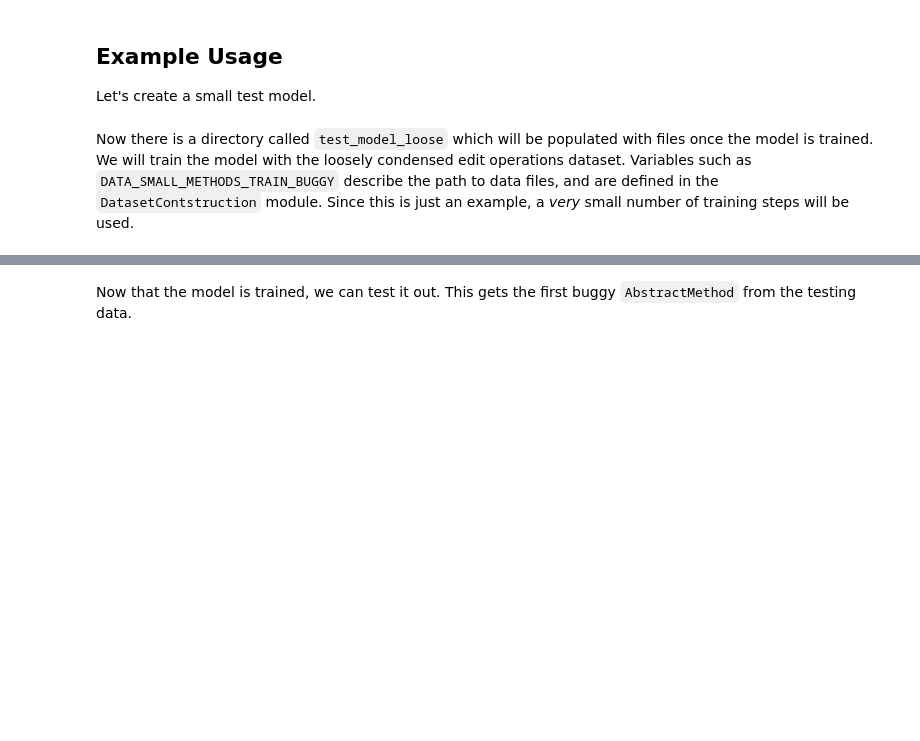
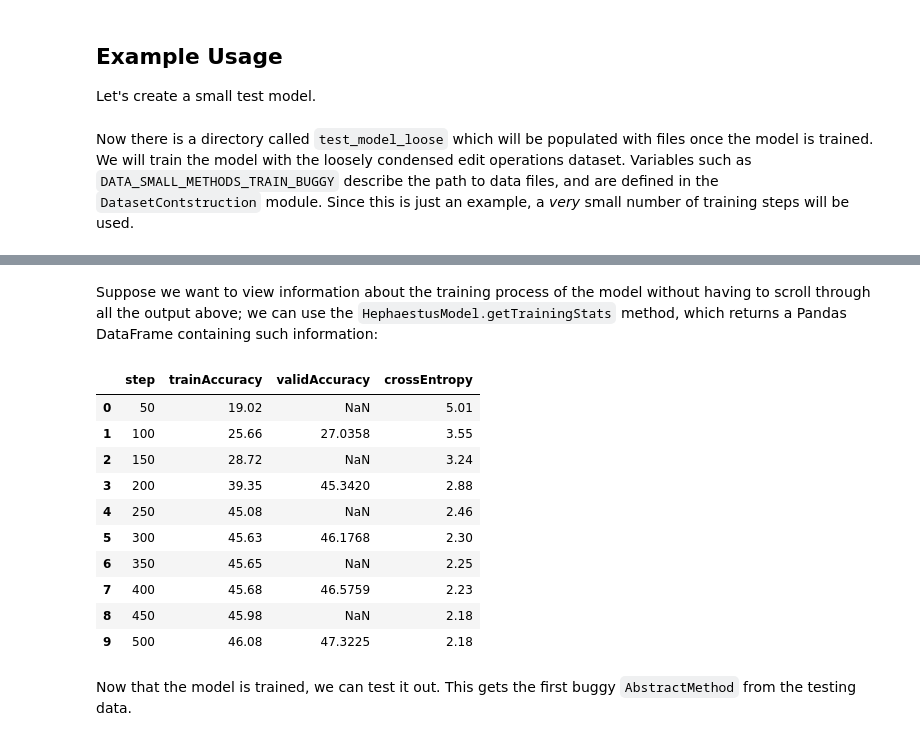
Before and after one commit to WM-SEMERU/hephaestus, a Jupyter notebook: nbs/05_HephaestusModel.ipynb, the cells around one changed output, grey strips where cells are left out. Drawn from its saved outputs; the diff is of its cells as text; code cells hidden in the pictures; blank space fills up the shorter version.

```diff
--- a/nbs/05_HephaestusModel.ipynb
+++ b/nbs/05_HephaestusModel.ipynb
@@ -484,3 +541,19 @@ model.train(
+# %% [markdown]
+Suppose we want to view information about the training process of the model without having to scroll through all the output above; we can use the `HephaestusModel.getTrainingStats` method, which returns a Pandas DataFrame containing such information:
+# %%
+model.getTrainingStats()
+# %% [output]
+|  | step | trainAccuracy | validAccuracy | crossEntropy |
+| 0 | 50 | 19.02 | NaN | 5.01 |
+| 1 | 100 | 25.66 | 27.0358 | 3.55 |
+| 2 | 150 | 28.72 | NaN | 3.24 |
+| 3 | 200 | 39.35 | 45.3420 | 2.88 |
+| 4 | 250 | 45.08 | NaN | 2.46 |
+| 5 | 300 | 45.63 | 46.1768 | 2.30 |
+| 6 | 350 | 45.65 | NaN | 2.25 |
+| 7 | 400 | 45.68 | 46.5759 | 2.23 |
+| 8 | 450 | 45.98 | NaN | 2.18 |
+| 9 | 500 | 46.08 | 47.3225 | 2.18 |
 # %% [markdown]
 Now that the model is trained, we can test it out. This gets the first buggy `AbstractMethod` from the testing data.
 # %%
```
Also changed, not shown: parts of 15 cells of this notebook, 23 other files.
